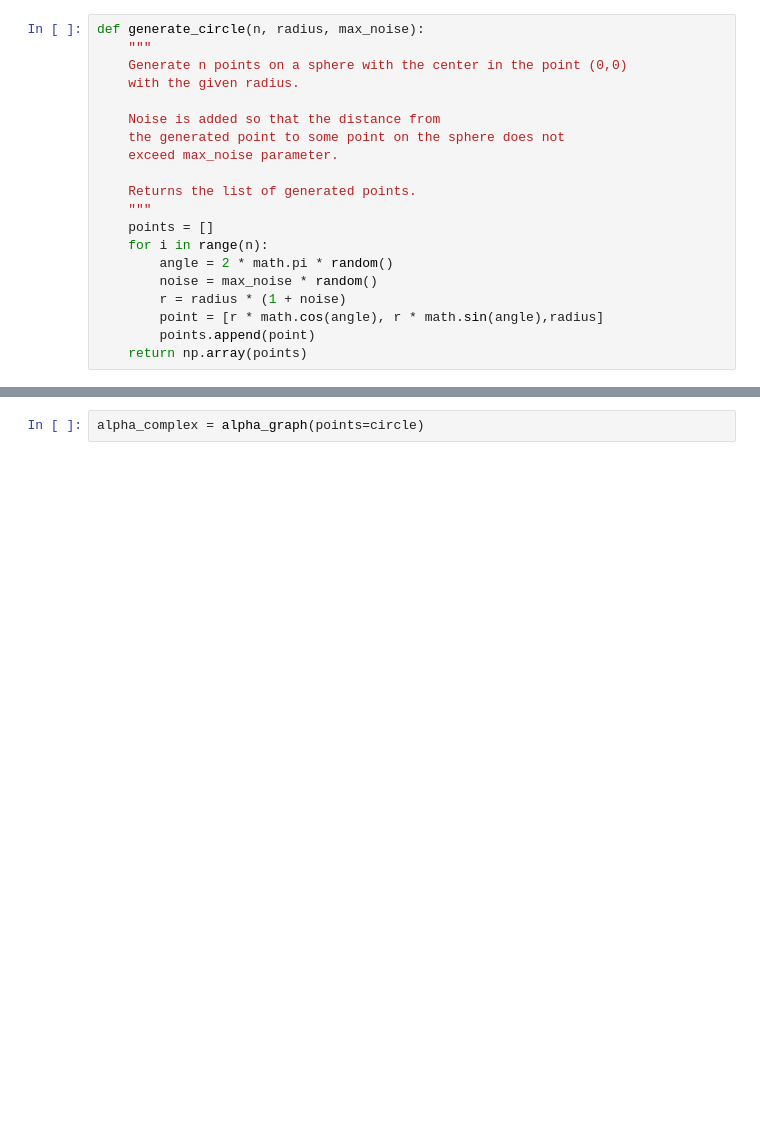
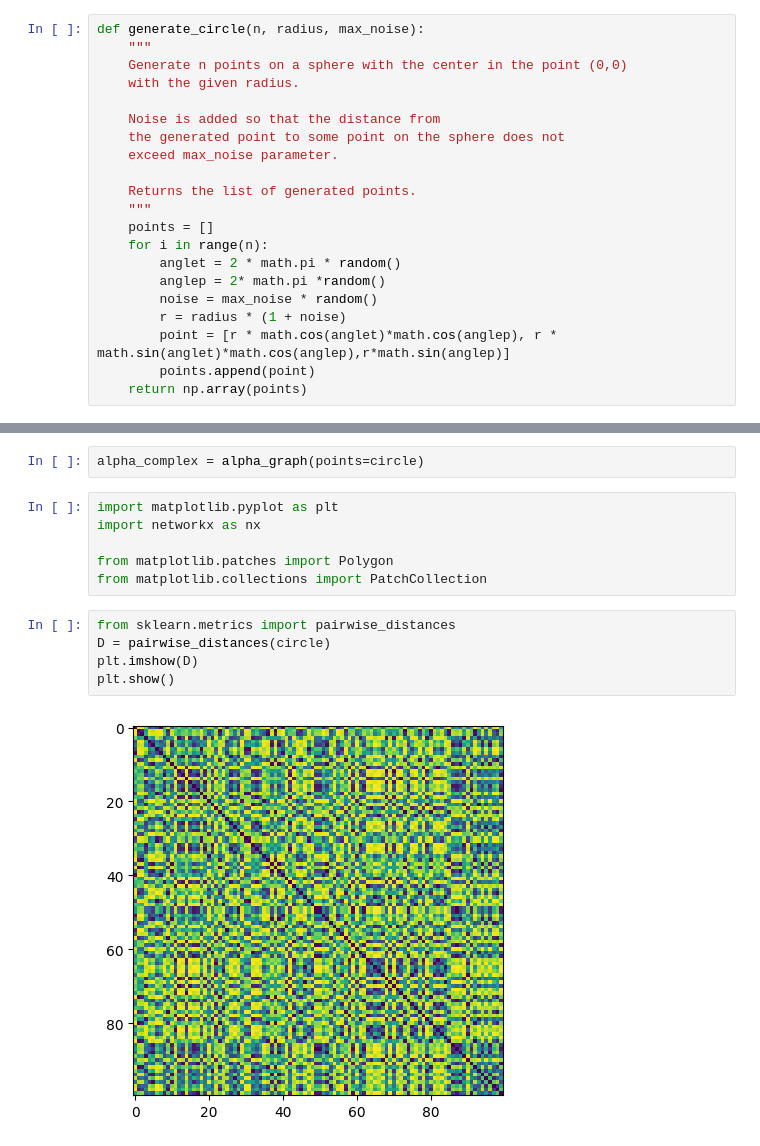
Before and after one commit to alxcn/MA2007B, a Jupyter notebook: ShapeRecovering2.ipynb, the cells around one changed output, grey strips where cells are left out. Drawn from its saved outputs; the diff is of its cells as text; blank space fills up the shorter version.

```diff
--- a/ShapeRecovering2.ipynb
+++ b/ShapeRecovering2.ipynb
@@ -20,10 +19,11 @@ def generate_circle(n, radius, max_noise):
     """
     points = []
     for i in range(n):
-        angle = 2 * math.pi * random()
+        anglet = 2 * math.pi * random()
+        anglep = 2* math.pi *random()
         noise = max_noise * random()
         r = radius * (1 + noise)
-        point = [r * math.cos(angle), r * math.sin(angle),radius]
+        point = [r * math.cos(anglet)*math.cos(anglep), r * math.sin(anglet)*math.cos(anglep),r*math.sin(anglep)]
         points.append(point)
     return np.array(points)
 # %%
@@ -80,3 +88,16 @@ def alpha_graph(points):
     fig.show()
 # %%
 alpha_complex = alpha_graph(points=circle)
+# %%
+import matplotlib.pyplot as plt
+import networkx as nx
+
+from matplotlib.patches import Polygon
+from matplotlib.collections import PatchCollection
+# %%
+from sklearn.metrics import pairwise_distances
+D = pairwise_distances(circle)
+plt.imshow(D)
+plt.show()
+# %% [output]
+[figure, added]
```
Also changed, not shown: parts of 8 cells of this notebook, 1 other file.
